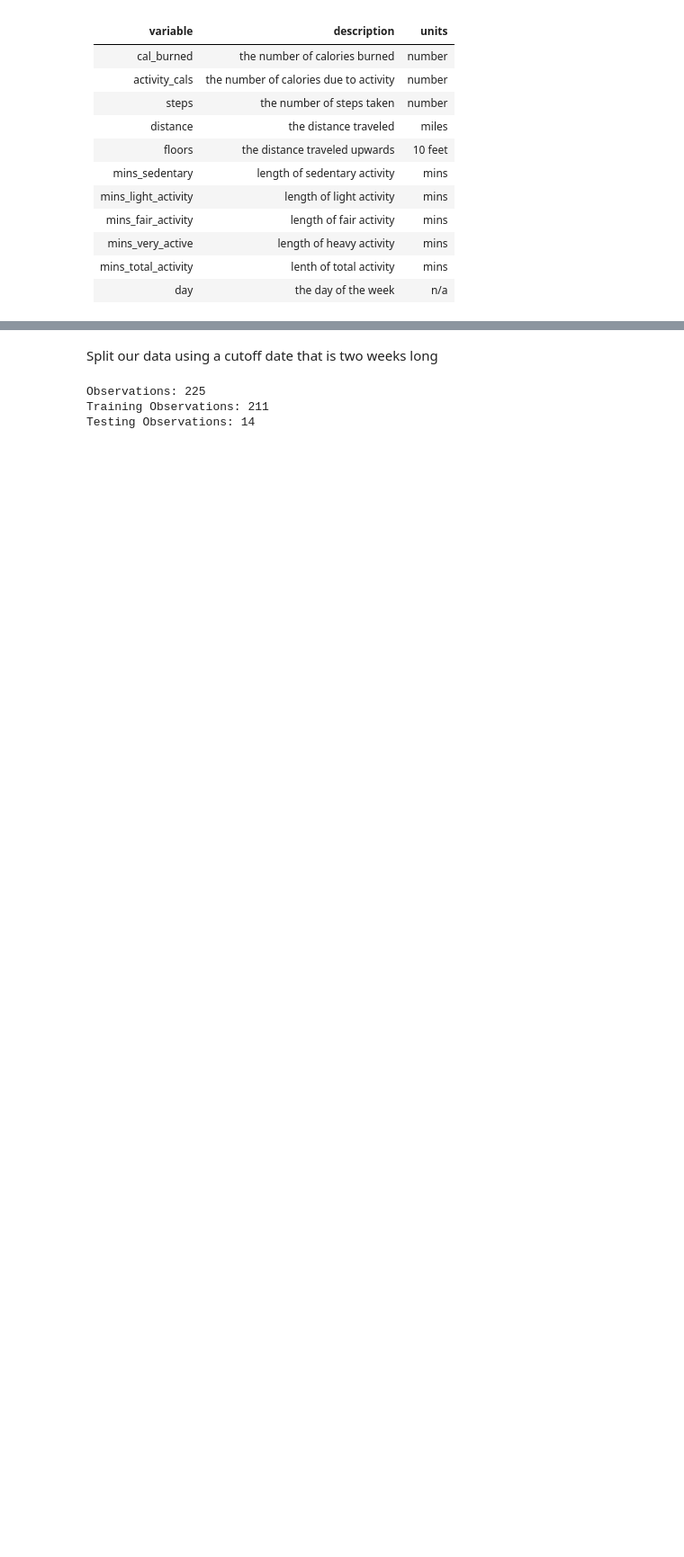
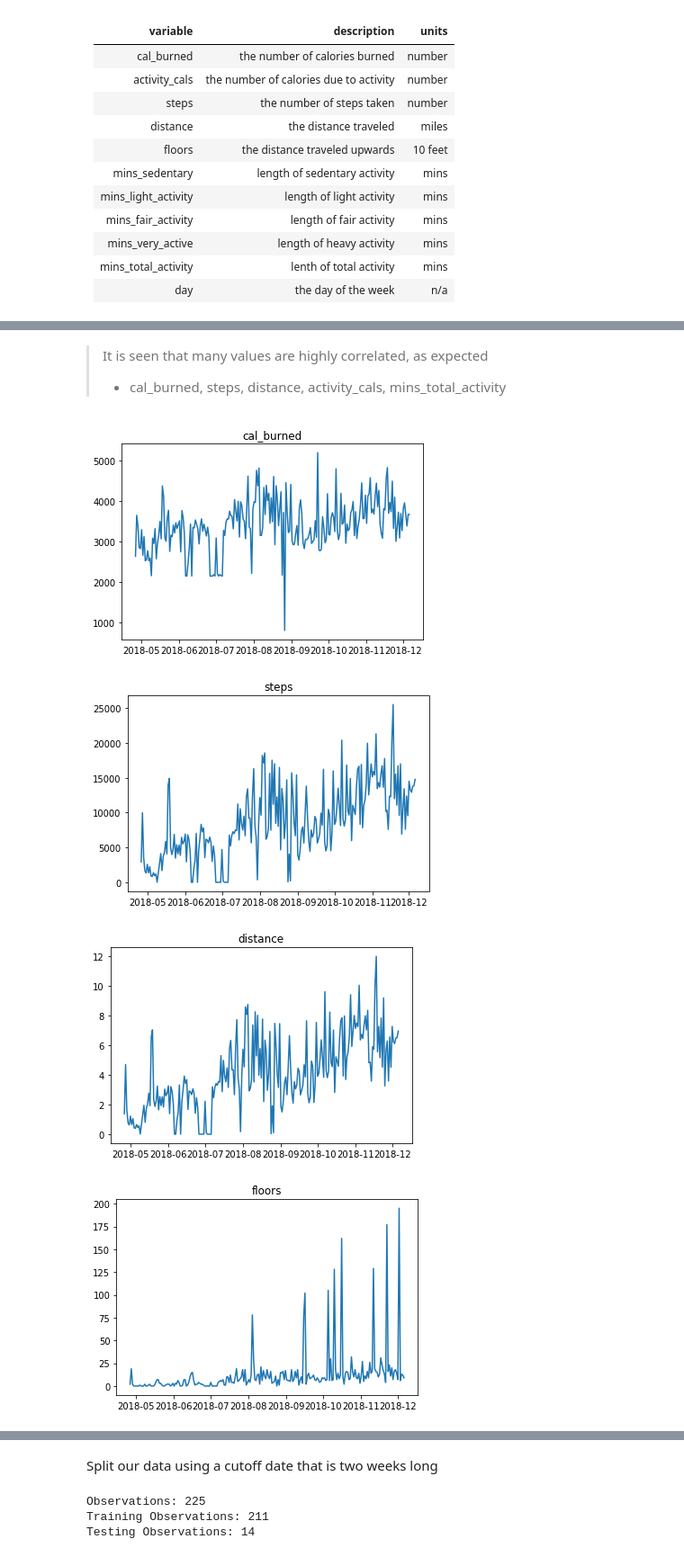
Before and after one commit to Dom-Misty/fit_bit_project, a Jupyter notebook: fitbit-pipeline.ipynb, the cells around one changed output, grey strips where cells are left out. Shown at 90% size. Drawn from its saved outputs; the diff is of its cells as text; code cells hidden in the pictures; blank space fills up the shorter version.

```diff
--- a/fitbit-pipeline.ipynb
+++ b/fitbit-pipeline.ipynb
@@ -167,0 +204,10 @@ memory usage: 31.1+ KB
+# %% [markdown]
+> It is seen that many values are highly correlated, as expected
+> - cal_burned, steps, distance, activity_cals, mins_total_activity
+# %%
+explore.time_series_graphs(df)
+# %% [output]
+[figure, added]
+[figure, added]
+[figure, added]
+[figure, added]
```
Also changed, not shown: parts of 52 cells of this notebook.
